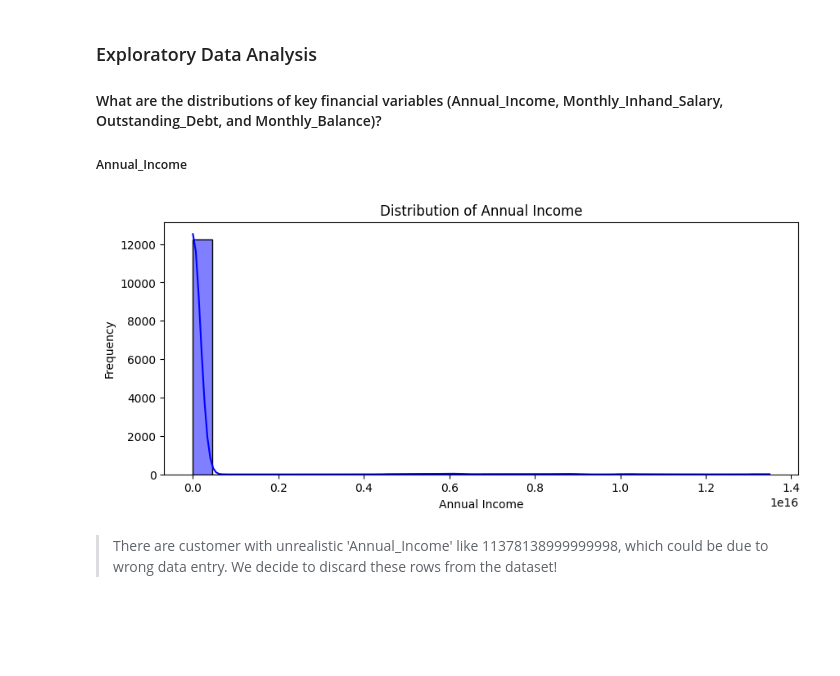
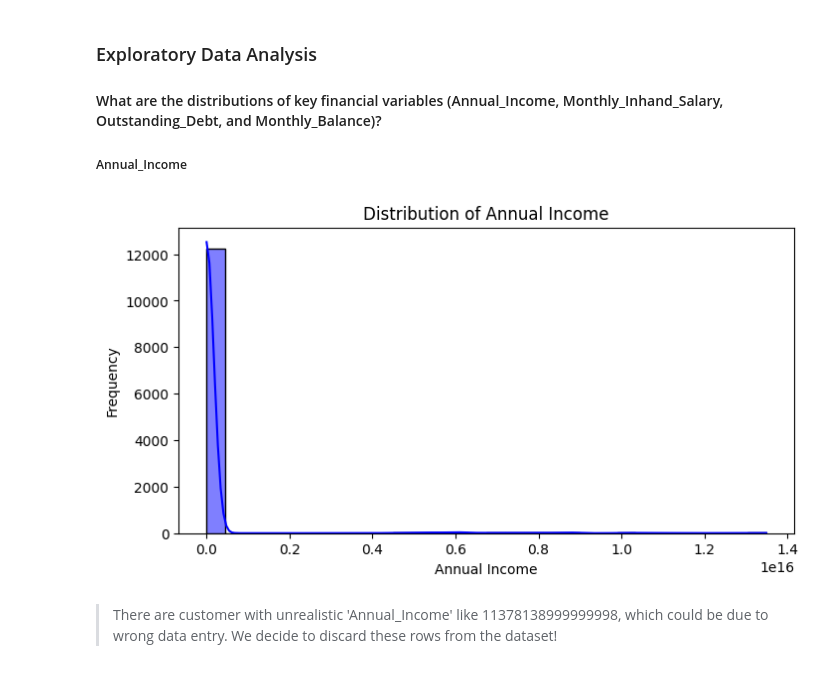
Before and after one commit to Darknight47/Data-Science-Projects-03, a Jupyter notebook: Credit_Scoring_Segmentation.ipynb, the cells around one changed output. Drawn from its saved outputs; the diff is of its cells as text; code cells hidden in the pictures; blank space fills up the shorter version.

```diff
--- a/Credit_Scoring_Segmentation.ipynb
+++ b/Credit_Scoring_Segmentation.ipynb
@@ -387,14 +387,14 @@ final_dataset.head(1)
 ##### Annual_Income
 # %%
 # Annual_Income
-plt.figure(figsize=(10, 4))
+plt.figure(figsize=(8, 4))
 sns.histplot(final_dataset['Annual_Income'], kde=True, bins=30, color='blue')
 plt.title('Distribution of Annual Income')
 plt.xlabel('Annual Income')
 plt.ylabel('Frequency')
 plt.show()
 # %% [output]
-[figure, old version]
+[figure, new version]
 # %% [markdown]
 > There are customer with unrealistic 'Annual_Income' like 11378138999999998, which could be due to wrong data entry. We decide to discard these rows from the dataset!
 # %%
```
Also changed, not shown: parts of 8 cells of this notebook.
